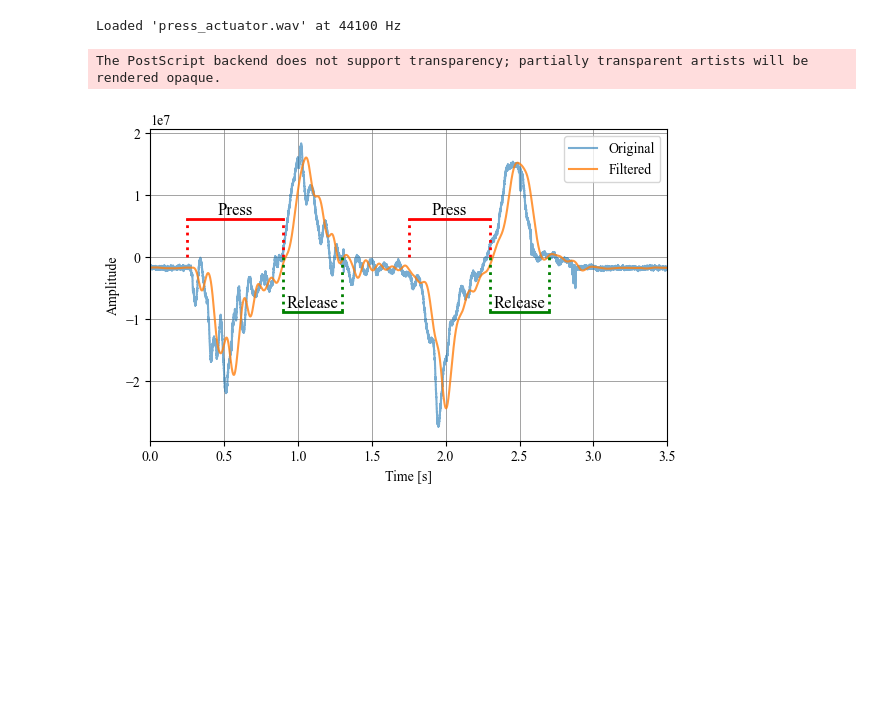
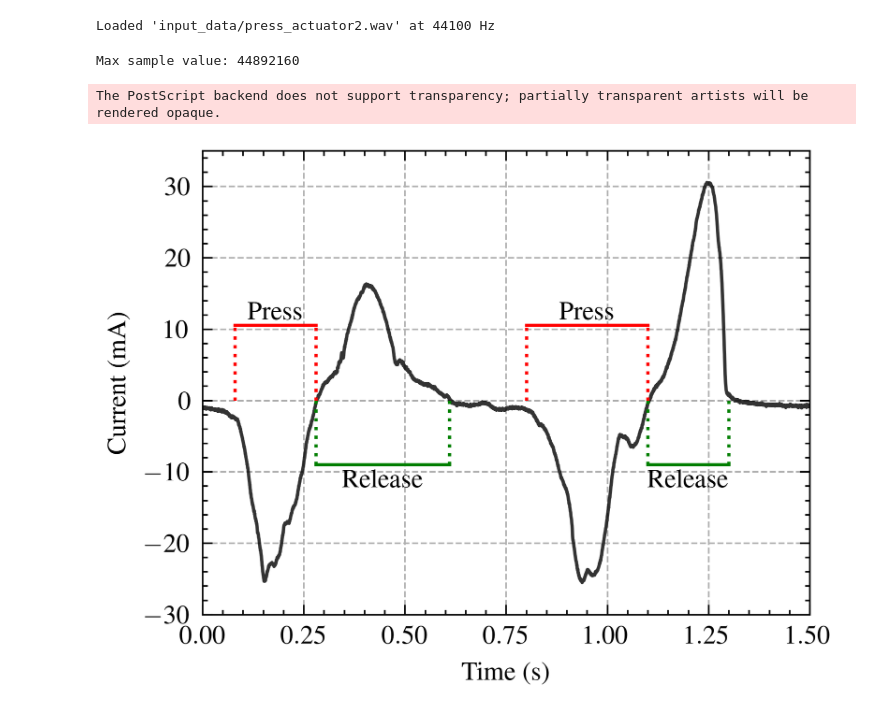
Before and after one commit to davisonaudio/HaptiCouplerNotebooks, a Jupyter notebook: lowpass_then_graph_waveform.ipynb, the cells around one changed output. Saved outputs shown, nothing was run; the diff lists cells and outputs as text; code cells hidden in the pictures; blank space fills up the shorter version.

Commit message:
Changes to DC velocity graph

```diff
--- a/lowpass_then_graph_waveform.ipynb
+++ b/lowpass_then_graph_waveform.ipynb
@@ -7,6 +8,6 @@ import os
 # %%
 
-wav_path = 'press_actuator.wav'
+wav_path = 'input_data/press_actuator2.wav'
 
 if not os.path.exists(wav_path):
     raise FileNotFoundError(f"WAV file not found: {wav_path}")
@@ -23,12 +24,12 @@ if data.ndim > 1:
 
 print(f"Loaded '{wav_path}' at {sample_rate} Hz")
 # %% [output]
-Loaded 'press_actuator.wav' at 44100 Hz
+Loaded 'input_data/press_actuator2.wav' at 44100 Hz
 # %%
 def design_lowpass_filter(cutoff_hz, sample_rate):
     # 4th-order Butterworth lowpass (two biquads)
     sos = butter(N=4, Wn=cutoff_hz, btype='low', fs=sample_rate, output='sos')
     return sos
 
-cutoff_freq = 10  # Hz (adjustable)
+cutoff_freq = 1000  # Hz (adjustable)
 sos = design_lowpass_filter(cutoff_freq, sample_rate)
@@ -39,62 +36,89 @@ filtered_data = sosfilt(sos, data)
+# %%
+print("Max sample value:",np.max(np.abs(data)))
+data = [x / ((2.0**32) - 1.0) for x in data]
+data = [x * 3.0 for x in data] #Convert to current in Amps
+data = [x * 1000.0 for x in data] #Convert to current in milliAmps
+
+filtered_data = sosfilt(sos, data)
+# Normalize filtered signal
+#filtered_data = filtered_data / np.max(np.abs(filtered_data))
+# %% [output]
+Max sample value: 44892160
 # %%
 #set Times New Roman as the default font
 import matplotlib as mpl
-mpl.rcParams['font.family'] = 'Times New Roman'
+#mpl.rcParams['font.family'] = 'Times New Roman'
 
 time = np.arange(len(data)) / sample_rate
 
+
+
 # Set the time range to zoom in (in seconds)
-start_time = 5.5
-end_time = 9
+start_time = 0.5
+end_time = 2
 
 # Convert to sample indices
 start_idx = int(start_time * sample_rate)
 end_idx = int(end_time * sample_rate)
 range_idx = end_idx - start_idx
 
-plt.figure(figsize=(6,4))
-plt.plot(time[0:range_idx], data[start_idx:end_idx], label='Original', alpha=0.6)
+#plt.figure(figsize=(6,4))
+plt.figure()
+#plt.plot(time[0:range_idx], data[start_idx:end_idx], label='Original', alpha=0.6)
 plt.plot(time[0:range_idx], filtered_data[start_idx:end_idx], label='Filtered', alpha=0.8)
 
-plt.xlabel('Time [s]')
-plt.ylabel('Amplitude')
-plt.legend()
-plt.grid(True, color='tab:gray', linestyle='-', linewidth=0.5)
+plt.xlabel('Time (s)')
+plt.ylabel('Current (mA)')
+#plt.legend()
+#plt.grid(True, color='tab:gray', linestyle='-', linewidth=0.5)
 
 # Updated bracket function
 def add_bracket(ax, x0, x1, y, text, colour='k', text_pos='bottom', height=0.02):
-    line_width = 2
+    line_width = 1
     # Draw dotted horizontal bracket
     ax.plot([x0, x1], [y + height, y + height], color=colour, lw=line_width, linestyle='-')
     # Short vertical ends of bracket
     ax.plot([x0, x0], [y, y + height], color=colour, lw=line_width)
     ax.plot([x1, x1], [y, y + height], color=colour, lw=line_width)
     # Vertical lines down to x-axis
     ax.plot([x0, x0], [0, y], color=colour, lw=line_width, linestyle=':')
     ax.plot([x1, x1], [0, y], color=colour, lw=line_width, linestyle=':')
     # Add text label
-    ax.text((x0 + x1) / 2, y + height + 0.005, text,
-            ha='center', va='bottom', fontsize=12)
+    if (text_pos == 'bottom'):
+        ax.text((x0 + x1) / 2, y + height + 0.005 - 4, text,
+            ha='center', va='bottom', fontsize=8)
+    else:
+        ax.text((x0 + x1) / 2, y + height + 0.005, text,
+            ha='center', va='bottom', fontsize=8)
 
 # Get current axis
 ax = plt.gca()
+
+ax.set_ylim([-30,35])
 y_min, y_max = ax.get_ylim()
 
 #ax.set_ylim([-180,180])
-ax.set_xlim([0,3.5])
+ax.set_xlim([0,1.5])
 
 # Bracket height positioning
 press_y = y_max * 0.3
 release_y = y_min * 0.3
 #bracket_y = y_min * 0.9
-add_bracket(ax, 0.25, 0.9, press_y, "Press",'r')
-add_bracket(ax, 0.9, 1.3, release_y, "Release",'g')
-add_bracket(ax, 1.75, 2.3, press_y, "Press",'r')
-add_bracket(ax, 2.3, 2.7, release_y, "Release",'g')
+
+press1 = [0.08, 0.28, 0.61]
+press2 = [0.80, 1.1, 1.3]
+add_bracket(ax, press1[0], press1[1], press_y, "Press",'r', 'top')
+add_bracket(ax, press1[1], press1[2], release_y, "Release",'g')
+add_bracket(ax, press2[0], press2[1], press_y, "Press",'r', 'top')
+add_bracket(ax, press2[1], press2[2], release_y, "Release",'g')
+
+plt.grid(True, which='major',axis='both', linestyle='--', linewidth=0.5)
+
+plt.style.use(['science','ieee'])
 
 plt.tight_layout()
 plt.savefig('outputs/press_actuator_waveform.eps', format='eps')
 plt.show()
 # %% [output]
 The PostScript backend does not support transparency; partially transparent artists will be rendered opaque.
-[figure, old version]
+[figure, new version]
```
Also changed, not shown: parts of 2 cells of this notebook.
